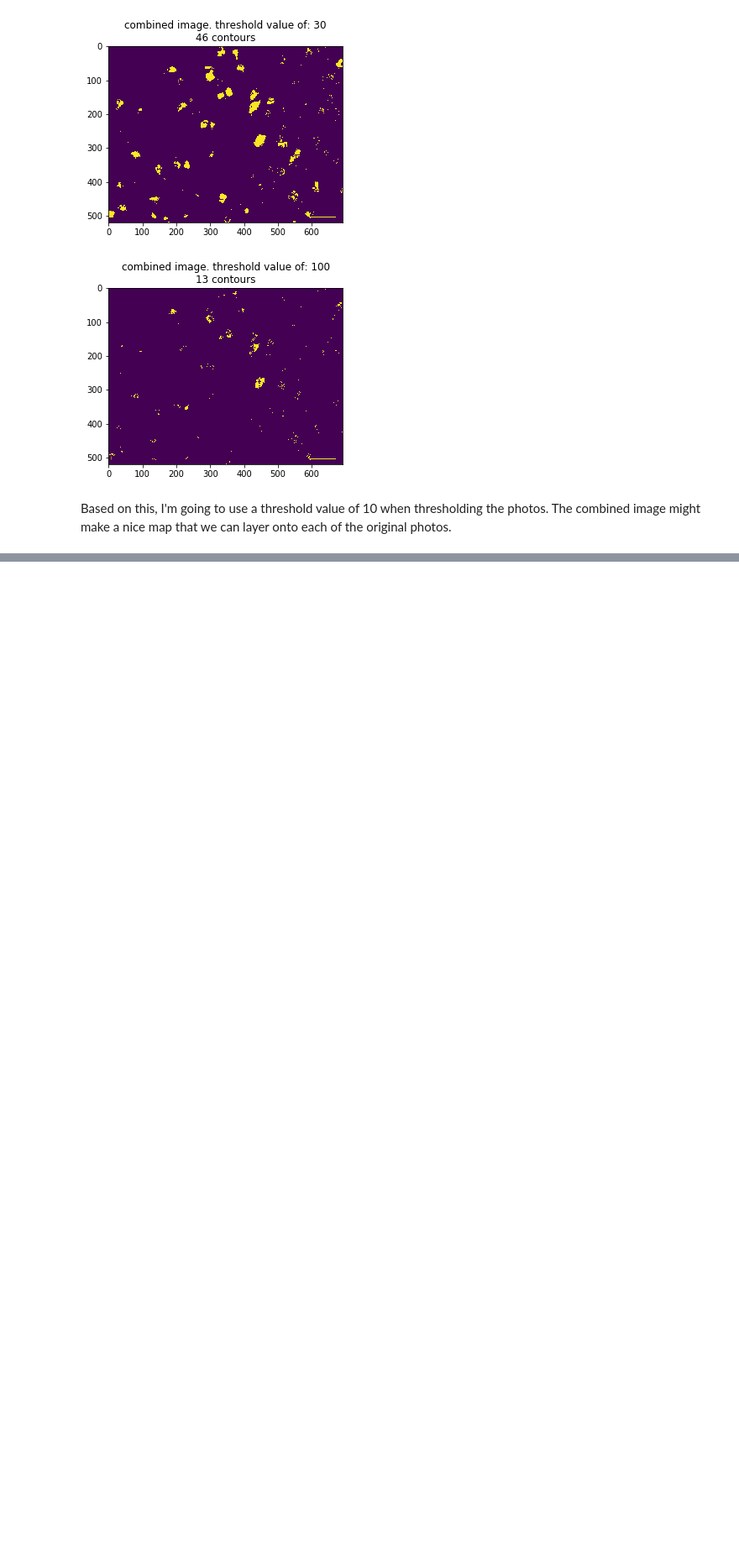
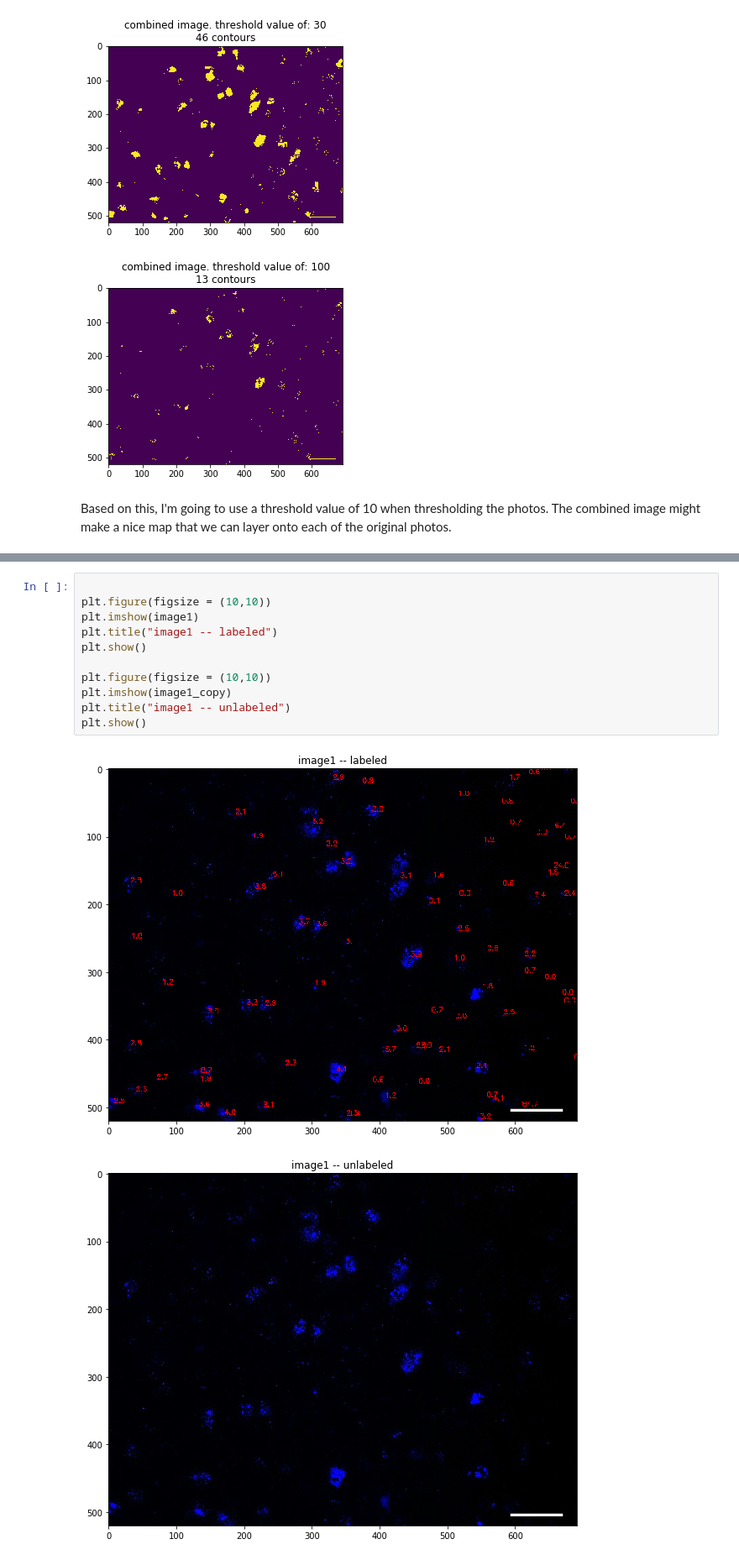
Before and after one commit to lukereding/detect_fluorescent_overlap, a Jupyter notebook: notebook.ipynb, the cells around one changed output, grey strips where cells are left out. Shown at 84% size. Drawn from its saved outputs; the diff is of its cells as text; blank space fills up the shorter version.

```diff
--- a/notebook.ipynb
+++ b/notebook.ipynb
@@ -290,0 +320,14 @@ array([[[0, 0, 4],
+# %%
+
+plt.figure(figsize = (10,10))
+plt.imshow(image1)
+plt.title("image1 -- labeled")
+plt.show()
+
+plt.figure(figsize = (10,10))
+plt.imshow(image1_copy)
+plt.title("image1 -- unlabeled")
+plt.show()
+# %% [output]
+[figure, added]
+[figure, added]
```
Also changed, not shown: parts of 8 cells of this notebook.
